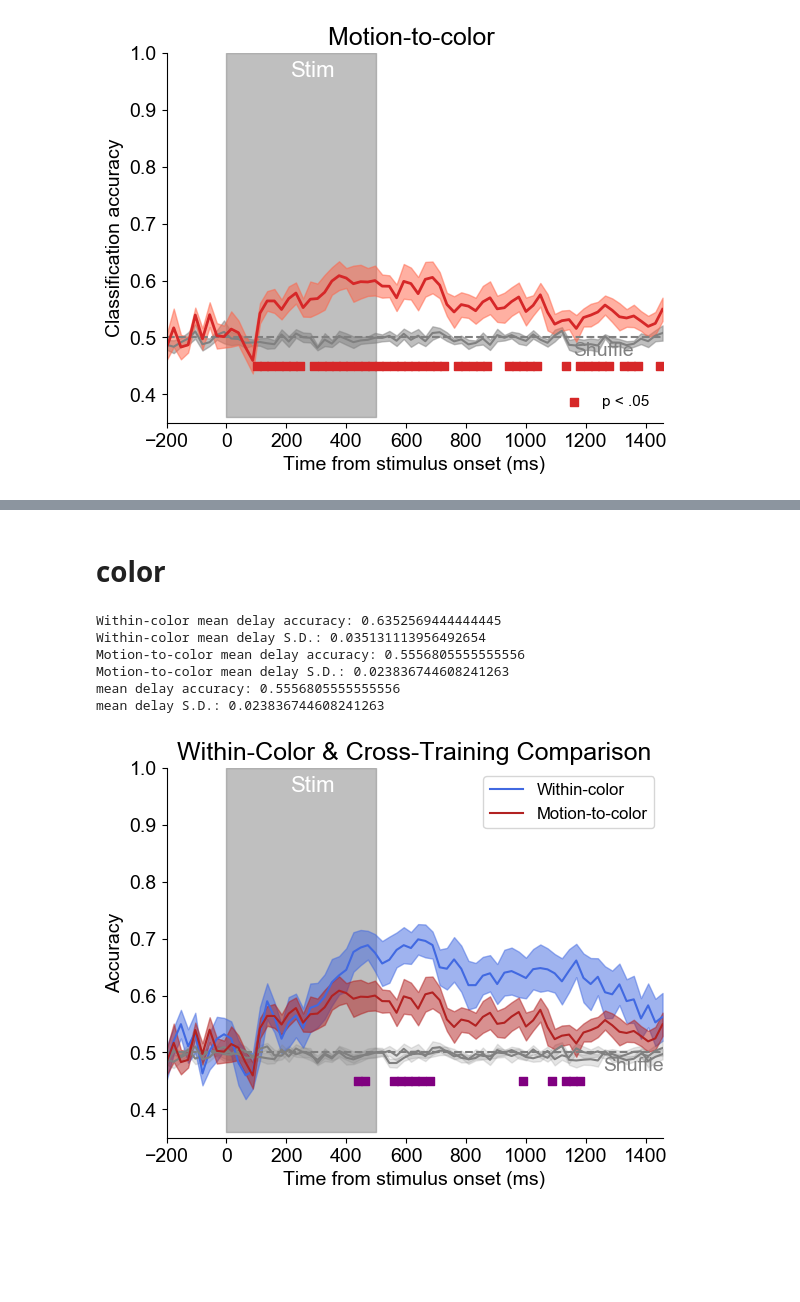
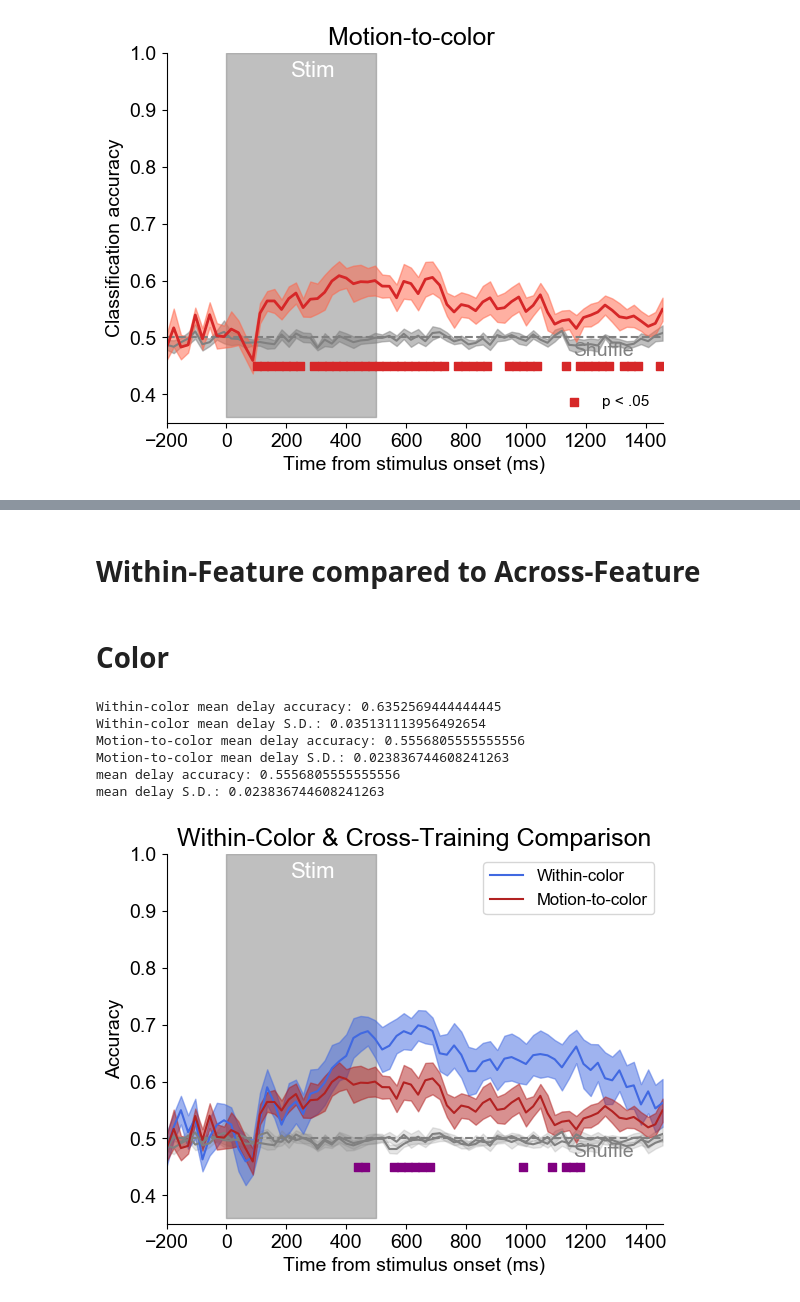
Before and after one commit to WilliamThyer/Feature-Independent-Load-Decoding, a Jupyter notebook: eggtoss/analysis/decode_load_across_feature.ipynb, the cells around one changed output, grey strips where cells are left out. Drawn from its saved outputs; the diff is of its cells as text; code cells hidden in the pictures; blank space fills up the shorter version.

```diff
--- a/eggtoss/analysis/decode_load_across_feature.ipynb
+++ b/eggtoss/analysis/decode_load_across_feature.ipynb
@@ -133,2 +116,4 @@ interp_motion.load_results('motion')
+# %% [markdown]
+# Within-Feature compared to Across-Feature
 # %% [markdown]
-# color
+# Color
@@ -139,20 +123,20 @@ interp_color.acc_shuff = np.concatenate([interp_color.acc_shuff[:,np.newaxis],in
 # %%
 interp_color.plot_acc_compare_subset(
     subset_list=['Within-color','Motion-to-color'],
     ylim=[.35,1],
     chance=.5,
-    chance_text_y=.22,
+    chance_text_xy=[.82,.22],
     stim_time=[0,500],
     significance_testing=True,
     subtitle='within_color_and_motion_to_color',
     title='Within-Color & Cross-Training Comparison',
     savefig=False)
 # %% [output]
 Within-color mean delay accuracy: 0.6352569444444445
 Within-color mean delay S.D.: 0.035131113956492654
 Motion-to-color mean delay accuracy: 0.5556805555555556
 Motion-to-color mean delay S.D.: 0.023836744608241263
 mean delay accuracy: 0.5556805555555556
 mean delay S.D.: 0.023836744608241263
-[figure, old version]
+[figure, new version]
 # %% [markdown]
```
Also changed, not shown: parts of 9 cells of this notebook, 10 other files.
